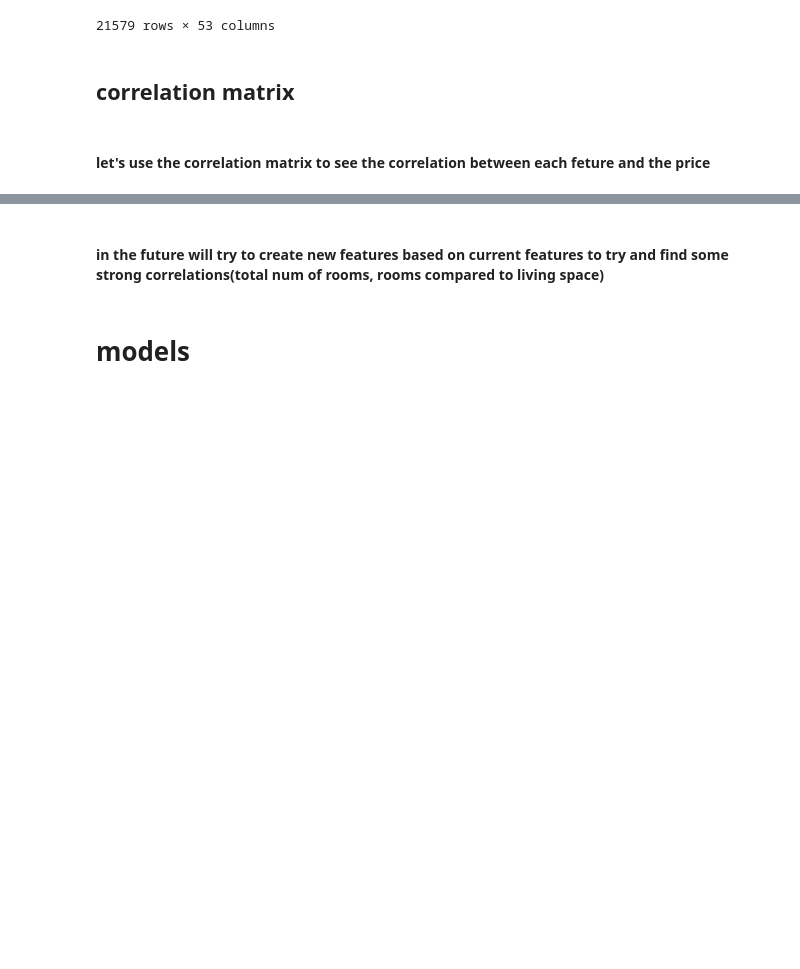
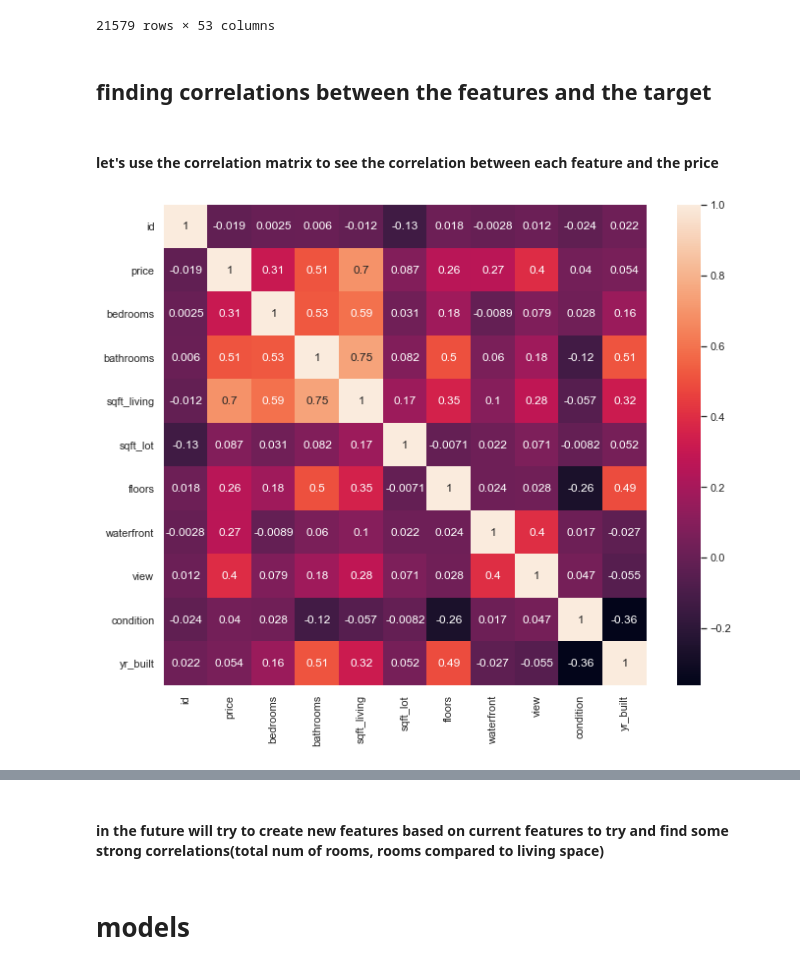
Before and after one commit to sbflk/kaggle_project_regression, a Jupyter notebook: regression house prices (1).ipynb, the cells around one changed output, grey strips where cells are left out. Saved outputs shown, nothing was run; the diff lists cells and outputs as text; code cells hidden in the pictures; blank space fills up the shorter version.

Commit message:
Add files via upload
showing correlation heatmap

```diff
--- a/regression house prices (1).ipynb
+++ b/regression house prices (1).ipynb
@@ -425,6 +425,7 @@ df.head()
 # %% [markdown]
 ### let's convert each value of every categorial attribute in the dataframe to a column using "get_dummies".
 # %%
+og_df = df.copy()
 df = pd.get_dummies(df, columns=['bedrooms', 'bathrooms', 'floors', 'waterfront', 'view', 'condition'])
 df
 # %% [output]
@@ -441,7 +442,15 @@ df
 | 21611 | 291310100 | 400000.0 | 1600 | 2388 | 2004 | 0 | 0 | 0 | 1 | ... |
 | 21612 | 1523300157 | 325000.0 | 1020 | 1076 | 2008 | 0 | 0 | 1 | 0 | ... |
 21579 rows × 53 columns
-# %% [markdown]
-## correlation matrix
+# %% [markdown]
+## finding correlations between the features and the target
 # %% [markdown]
-#### let's use the correlation matrix to see the correlation between each feture and the price
+#### let's use the correlation matrix to see the correlation between each feature and the price
+# %%
+cmap = sns.diverging_palette(230, 20, as_cmap=True)
+f, ax = plt.subplots(figsize=(11, 9))
+corr = og_df.corr()
+sns.heatmap(corr,annot=True)
+sns.set(font_scale=1)
+# %% [output]
+[figure, added]
```
Also changed, not shown: parts of 4 cells of this notebook.
